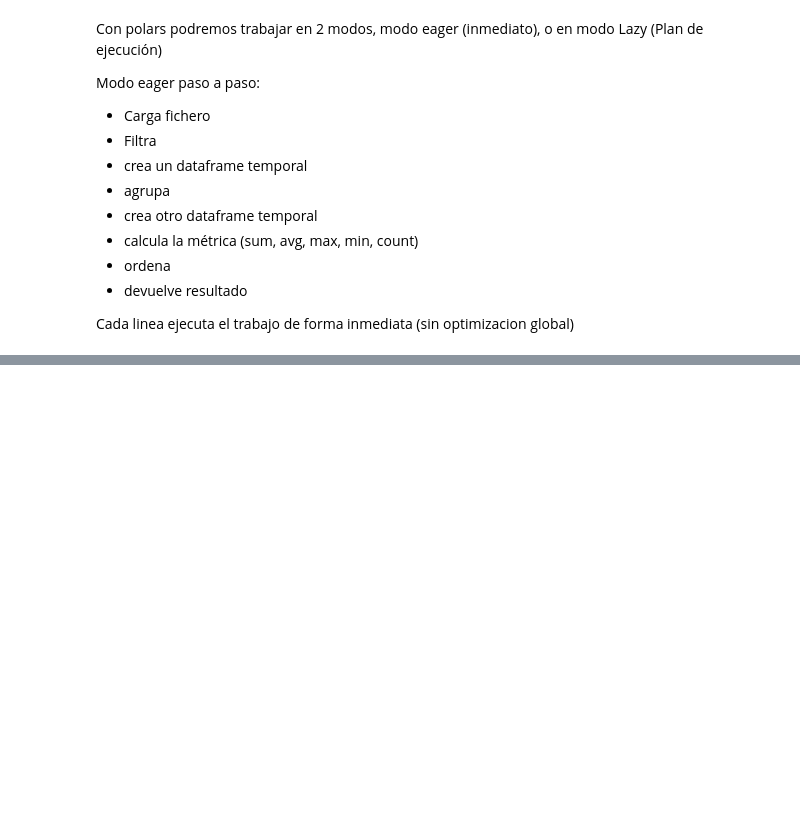
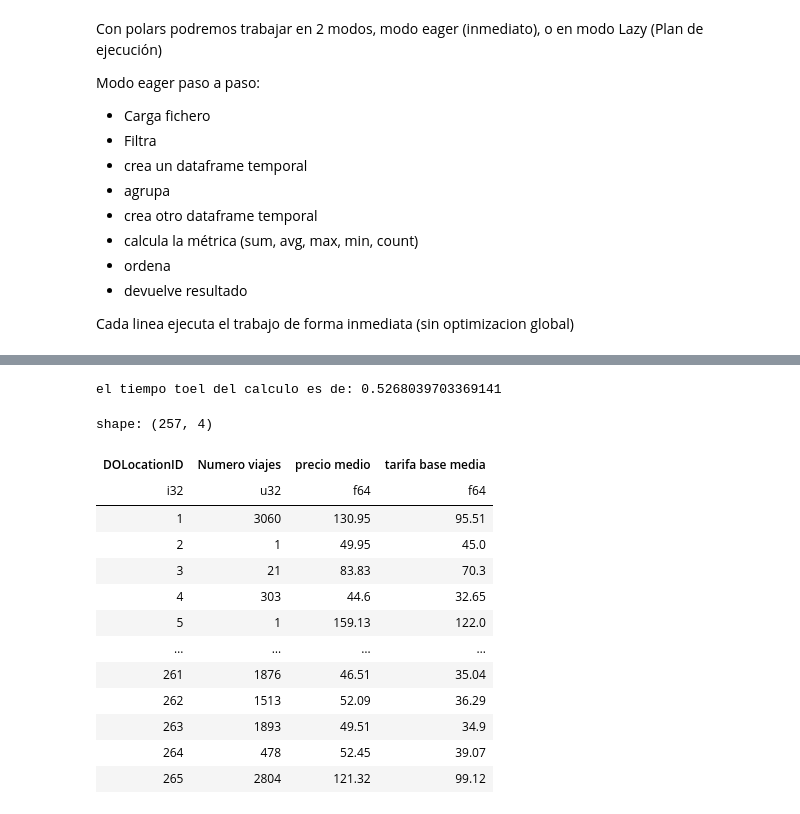
Before and after one commit to rogerloop/2026-04-29_Python3_Ciencia-de-datos-Python-Institute-PCAD-31-Ed2, a Jupyter notebook: 2026-05-04_Python3.ipynb, the cells around one changed output, grey strips where cells are left out. Saved outputs shown, nothing was run; the diff lists cells and outputs as text; code cells hidden in the pictures; blank space fills up the shorter version.

```diff
--- a/2026-05-04_Python3.ipynb
+++ b/2026-05-04_Python3.ipynb
@@ -213,0 +227,57 @@ shape: (9, 3)
+# %%
+
+import polars as pl
+
+# 0.path de los ficheros
+
+parquet_file01 = '/Users/rogerdefez/Documents/Cursos i Llibres/Curso Barcelona Activa/2026-04-29_Python3_Ciencia-de-datos-Python-Institute-PCAD-31-Ed2/Datos_originales/yellow_tripdata_2025-01.parquet'
+parquet_file02 = '/Users/rogerdefez/Documents/Cursos i Llibres/Curso Barcelona Activa/2026-04-29_Python3_Ciencia-de-datos-Python-Institute-PCAD-31-Ed2/Datos_originales/yellow_tripdata_2025-02.parquet'
+parquet_file03 = '/Users/rogerdefez/Documents/Cursos i Llibres/Curso Barcelona Activa/2026-04-29_Python3_Ciencia-de-datos-Python-Institute-PCAD-31-Ed2/Datos_originales/yellow_tripdata_2025-03.parquet'
+
+# 1.  carga inmediata en modo eager
+
+start_time = time.time()
+
+df_taxi_01 = pl.read_parquet(parquet_file01)
+df_taxi_02 = pl.read_parquet(parquet_file02)
+df_taxi_03 = pl.read_parquet(parquet_file03)
+
+df_taxi = pl.concat([df_taxi_01, df_taxi_02, df_taxi_03])
+
+resultado = (
+    df_taxi
+    .filter(
+        (pl.col('passenger_count')>2) &
+        (pl.col('trip_distance')>2.5) &
+        (pl.col('fare_amount')>20)
+    )
+    .group_by('DOLocationID')
+    .agg(
+        pl.len().alias('Numero viajes'),                                # numero de viajes
+        pl.col('total_amount').mean().round(2).alias('precio medio'),   # El precio medio viaje
+        pl.col('fare_amount').mean().round(2).alias('tarifa base media'), # Distancia media
+    )
+    .sort('DOLocationID')
+)
+
+end_time = time.time()
+tiempo_total = end_time - start_time
+
+print (f"el tiempo toel del calculo es de: {tiempo_total}")
+resultado
+# %% [output]
+el tiempo toel del calculo es de: 0.5268039703369141
+shape: (257, 4)
+| DOLocationID | Numero viajes | precio medio | tarifa base media |
+| i32 | u32 | f64 | f64 |
+| 1 | 3060 | 130.95 | 95.51 |
+| 2 | 1 | 49.95 | 45.0 |
+| 3 | 21 | 83.83 | 70.3 |
+| 4 | 303 | 44.6 | 32.65 |
+| 5 | 1 | 159.13 | 122.0 |
+| … | … | … | … |
+| 261 | 1876 | 46.51 | 35.04 |
+| 262 | 1513 | 52.09 | 36.29 |
+| 263 | 1893 | 49.51 | 34.9 |
+| 264 | 478 | 52.45 | 39.07 |
+| 265 | 2804 | 121.32 | 99.12 |
```
Also changed, not shown: parts of 2 cells of this notebook.
